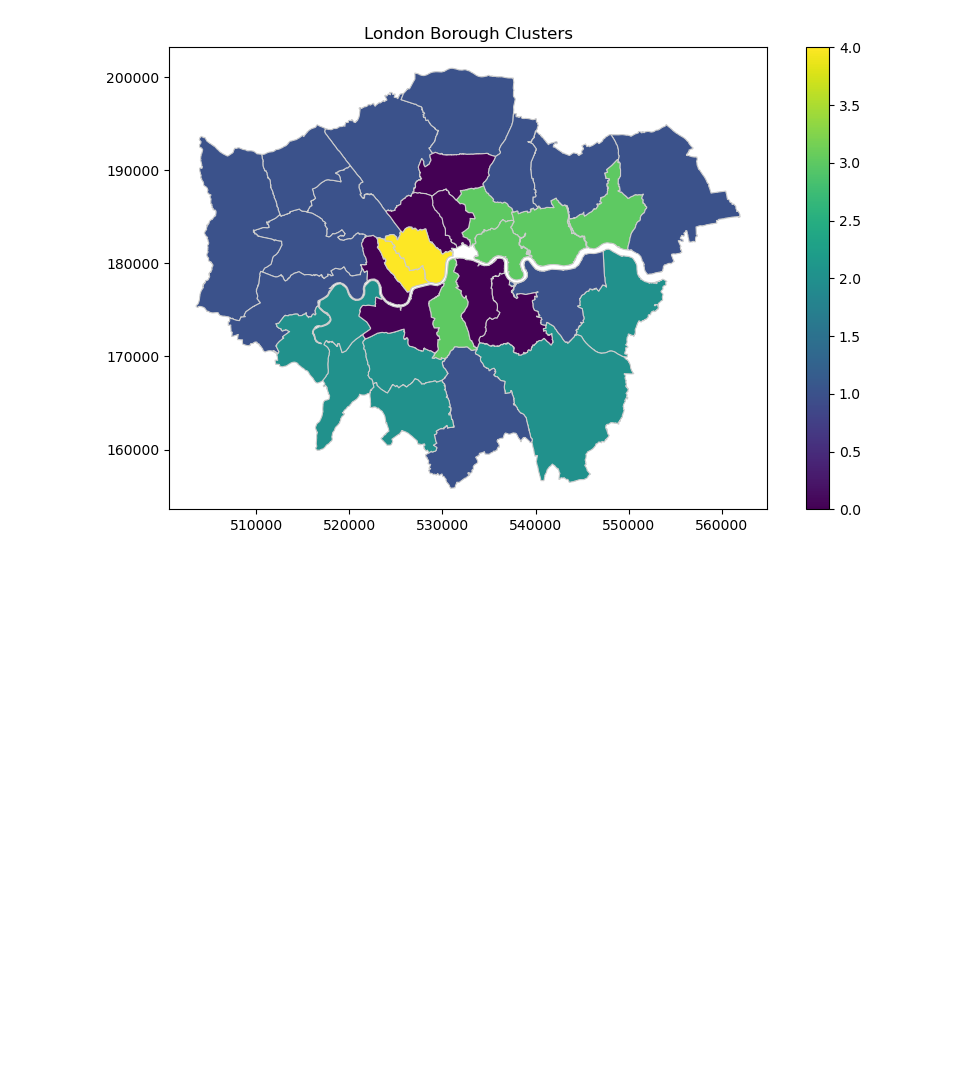
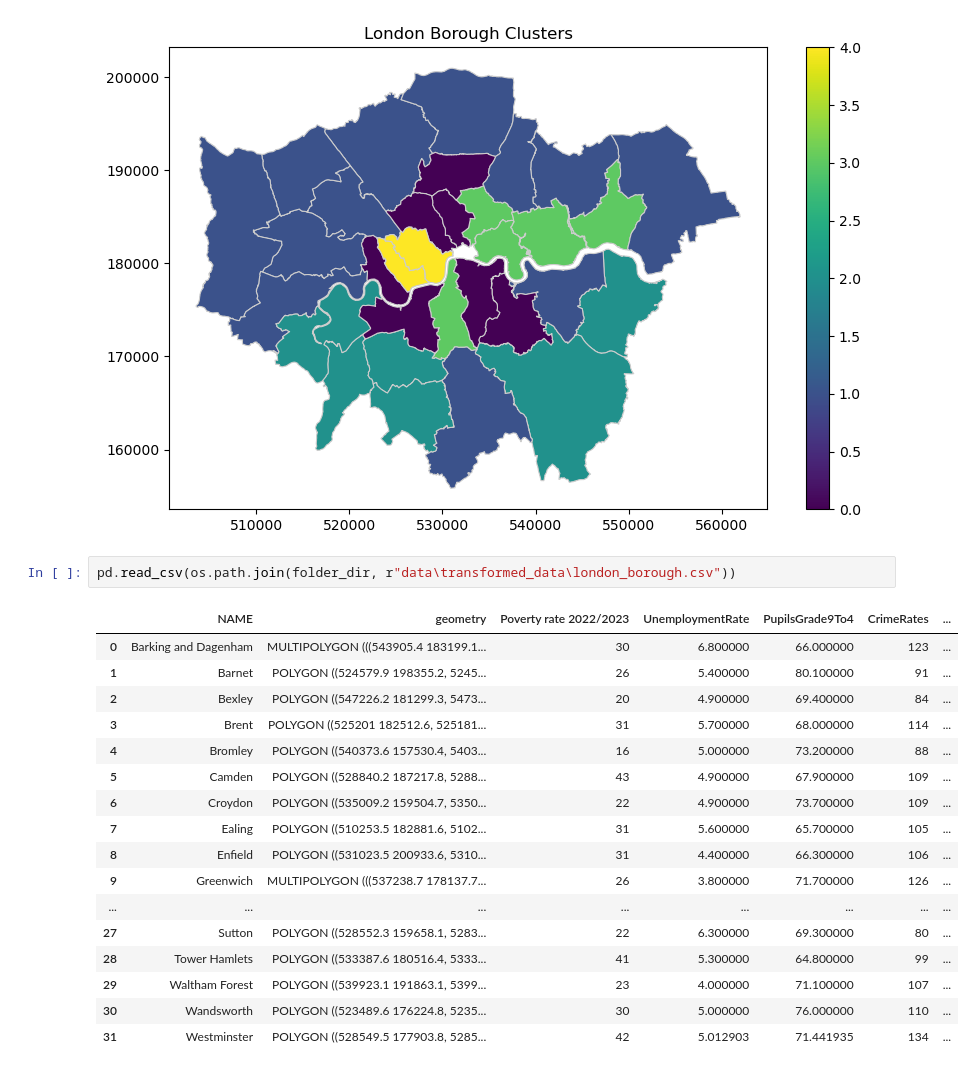
Before and after one commit to JReal10/London-Area-Recommender-System, a Jupyter notebook: area_recommender.ipynb, the cells around one changed output. Drawn from its saved outputs; the diff is of its cells as text; blank space fills up the shorter version.

```diff
--- a/area_recommender.ipynb
+++ b/area_recommender.ipynb
@@ -341,3 +341,23 @@ plt.title('London Borough Clusters')
 plt.show()
 # %% [output]
 [figure]
+# %%
+pd.read_csv(os.path.join(folder_dir, r"data\transformed_data\london_borough.csv"))
+# %% [output]
+|  | NAME | geometry | Poverty rate 2022/2023 | UnemploymentRate | PupilsGrade9To4 | CrimeRates | ... |
+| 0 | Barking and Dagenham | MULTIPOLYGON (((543905.4 183199.1... | 30 | 6.800000 | 66.000000 | 123 | ... |
+| 1 | Barnet | POLYGON ((524579.9 198355.2, 5245... | 26 | 5.400000 | 80.100000 | 91 | ... |
+| 2 | Bexley | POLYGON ((547226.2 181299.3, 5473... | 20 | 4.900000 | 69.400000 | 84 | ... |
+| 3 | Brent | POLYGON ((525201 182512.6, 525181... | 31 | 5.700000 | 68.000000 | 114 | ... |
+| 4 | Bromley | POLYGON ((540373.6 157530.4, 5403... | 16 | 5.000000 | 73.200000 | 88 | ... |
+| 5 | Camden | POLYGON ((528840.2 187217.8, 5288... | 43 | 4.900000 | 67.900000 | 109 | ... |
+| 6 | Croydon | POLYGON ((535009.2 159504.7, 5350... | 22 | 4.900000 | 73.700000 | 109 | ... |
+| 7 | Ealing | POLYGON ((510253.5 182881.6, 5102... | 31 | 5.600000 | 65.700000 | 105 | ... |
+| 8 | Enfield | POLYGON ((531023.5 200933.6, 5310... | 31 | 4.400000 | 66.300000 | 106 | ... |
+| 9 | Greenwich | MULTIPOLYGON (((537238.7 178137.7... | 26 | 3.800000 | 71.700000 | 126 | ... |
+| ... | ... | ... | ... | ... | ... | ... | ... |
+| 27 | Sutton | POLYGON ((528552.3 159658.1, 5283... | 22 | 6.300000 | 69.300000 | 80 | ... |
+| 28 | Tower Hamlets | POLYGON ((533387.6 180516.4, 5333... | 41 | 5.300000 | 64.800000 | 99 | ... |
+| 29 | Waltham Forest | POLYGON ((539923.1 191863.1, 5399... | 23 | 4.000000 | 71.100000 | 107 | ... |
+| 30 | Wandsworth | POLYGON ((523489.6 176224.8, 5235... | 30 | 5.000000 | 76.000000 | 110 | ... |
+| 31 | Westminster | POLYGON ((528549.5 177903.8, 5285... | 42 | 5.012903 | 71.441935 | 134 | ... |
```
Also changed, not shown: parts of 2 cells of this notebook.
